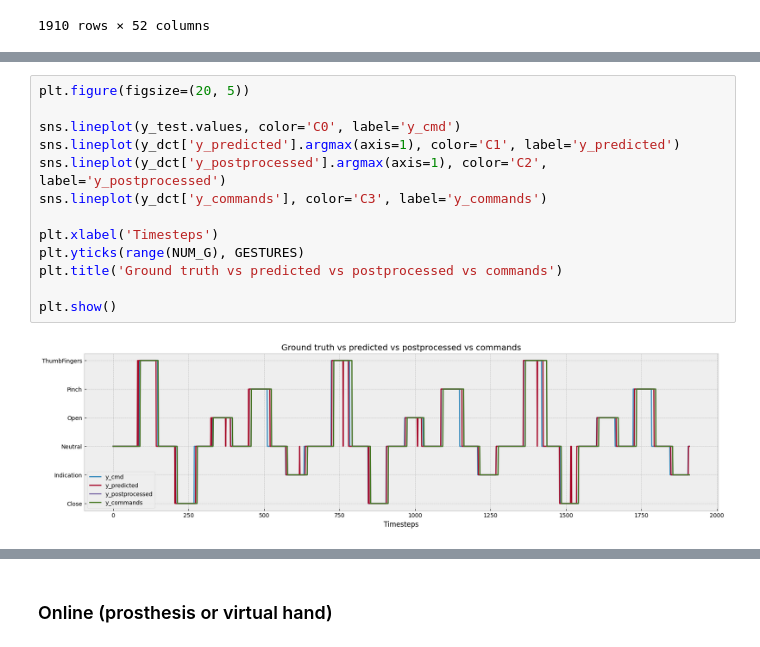
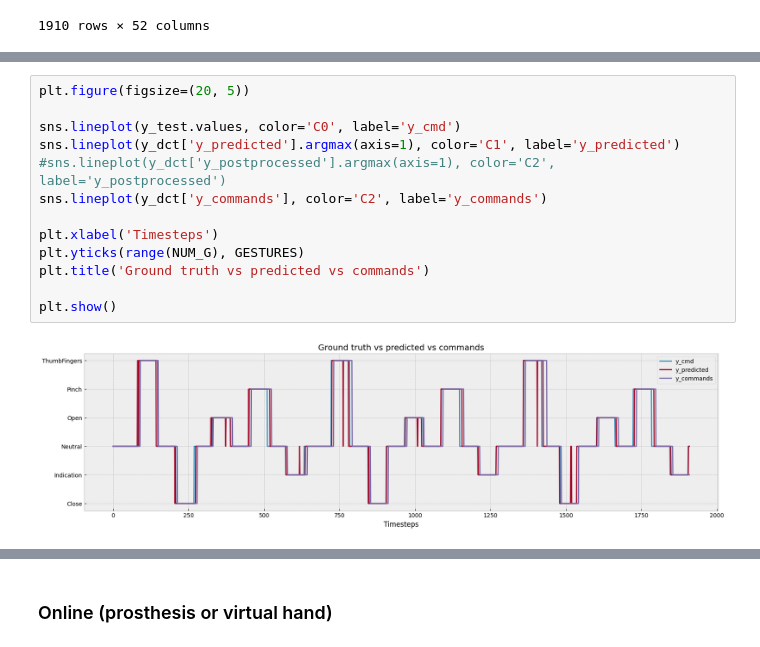
Before and after one commit to georgekovin/motorica-x-skillfactory-gestures, a Jupyter notebook: new_version.ipynb, the cells around one changed output, grey strips where cells are left out. Saved outputs shown, nothing was run; the diff lists cells and outputs as text.

```diff
--- a/new_version.ipynb
+++ b/new_version.ipynb
@@ -946,16 +942,16 @@ y_commands.shape = (1910,)
 # %%
 plt.figure(figsize=(20, 5))
 
 sns.lineplot(y_test.values, color='C0', label='y_cmd')
 sns.lineplot(y_dct['y_predicted'].argmax(axis=1), color='C1', label='y_predicted')
-sns.lineplot(y_dct['y_postprocessed'].argmax(axis=1), color='C2', label='y_postprocessed')
-sns.lineplot(y_dct['y_commands'], color='C3', label='y_commands')
+#sns.lineplot(y_dct['y_postprocessed'].argmax(axis=1), color='C2', label='y_postprocessed')
+sns.lineplot(y_dct['y_commands'], color='C2', label='y_commands')
 
 plt.xlabel('Timesteps')
 plt.yticks(range(NUM_G), GESTURES)
-plt.title('Ground truth vs predicted vs postprocessed vs commands')
+plt.title('Ground truth vs predicted vs commands')
 
 plt.show()
 # %% [output]
-[figure, old version]
+[figure, new version]
 # %%
```
Also changed, not shown: parts of 8 cells of this notebook.
